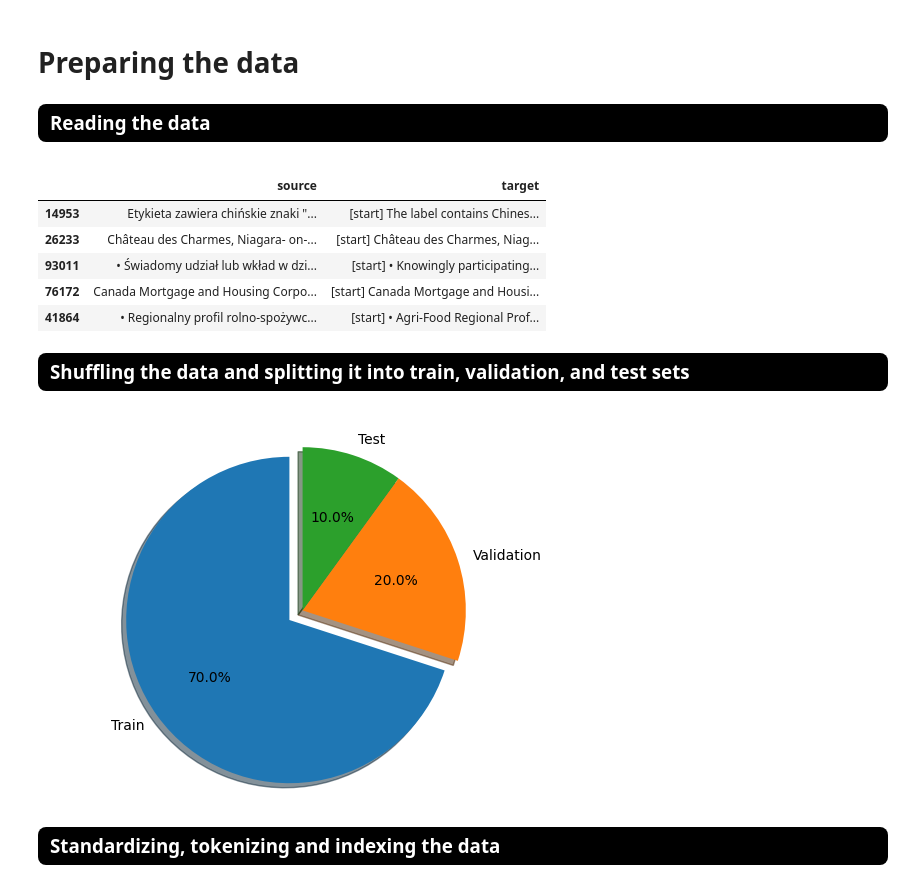
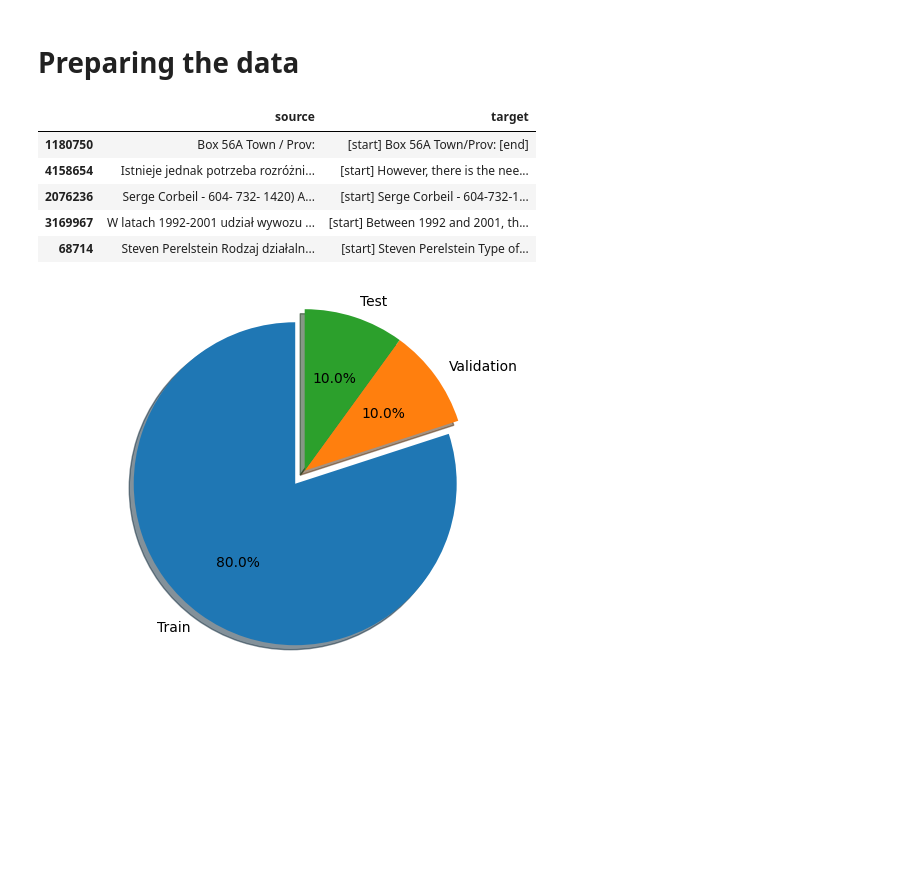
Before and after one commit to klima7/Transformer-Translation, a Jupyter notebook: model/transformer-from-scratch.ipynb, the cells around one changed output. Saved outputs shown, nothing was run; the diff lists cells and outputs as text; code cells hidden in the pictures; blank space fills up the shorter version.

```diff
--- a/model/transformer-from-scratch.ipynb
+++ b/model/transformer-from-scratch.ipynb
@@ -55,59 +27,40 @@ GPU is AVAILABLE
 # %% [markdown]
 # Preparing the data
-# %% [markdown]
-<div style="color:#000; display:fill; border-radius:8px; background-color:#000; font-size:125%;">
-    <p style="padding: 8px 12px 8px 12px; color:#fff;"><b>Reading the data</b></p>
-</div>
 # %%
-# get the file path
 file_path = '../data/en-pl.csv'
-
-# read the data
-df = pd.read_csv(file_path).truncate(after=100_000)
+df = pd.read_csv(file_path)
 df['source'] = df['pl']
-
-# let's add an initial “seed” token ([start]) and a stop token ([end]) to each target sentence.
 df['target'] = df['en'].apply(lambda x: '[start] ' + x + ' [end]')
-
 df = df.drop(['pl', 'en'], axis=1)
 
-# display a few random samples
 df.sample(5)
 # %% [output]
 |  | source | target |
-| 14953 | Etykieta zawiera chińskie znaki "... | [start] The label contains Chines... |
-| 26233 | Château des Charmes, Niagara- on-... | [start] Château des Charmes, Niag... |
-| 93011 | • Świadomy udział lub wkład w dzi... | [start] • Knowingly participating... |
-| 76172 | Canada Mortgage and Housing Corpo... | [start] Canada Mortgage and Housi... |
-| 41864 | • Regionalny profil rolno-spożywc... | [start] • Agri-Food Regional Prof... |
+| 1180750 | Box 56A Town / Prov: | [start] Box 56A Town/Prov: [end] |
+| 4158654 | Istnieje jednak potrzeba rozróżni... | [start] However, there is the nee... |
+| 2076236 | Serge Corbeil - 604- 732- 1420) A... | [start] Serge Corbeil - 604-732-1... |
+| 3169967 | W latach 1992-2001 udział wywozu ... | [start] Between 1992 and 2001, th... |
+| 68714 | Steven Perelstein Rodzaj działaln... | [start] Steven Perelstein Type of... |
-# %% [markdown]
-<div style="color:#000; display:fill; border-radius:8px; background-color:#000; font-size:125%;">
-    <p style="padding: 8px 12px 8px 12px; color:#fff;"><b>Shuffling the data and splitting it into train, validation, and test sets</b></p>
-</div>
 # %%
 # shuffle the data
-df = df.sample(frac=1).reset_index(drop=True)
+df = df.sample(frac=1, random_state=0).reset_index(drop=True)
 
-# split the data into train, validation, and test sets
-train_size = int(len(df) * 0.7)
-val_size = int(len(df) * 0.2)
+# split the data
+train_size = int(len(df) * 0.8)
+val_size = int(len(df) * 0.1)
 test_size = int(len(df) * 0.1)
 
 train_df = df[:train_size]
 val_df = df[train_size:train_size+val_size]
 test_df = df[train_size+val_size:]
 
-# display the data sets representations using a pie chart just to see the distribution of the data
+# display the data sets
 labels = 'Train', 'Validation', 'Test'
 sizes = [len(train_df), len(val_df), len(test_df)]
 explode = (0.1, 0, 0)
 fig1, ax1 = plt.subplots()
 ax1.pie(sizes, explode=explode, labels=labels, autopct='%1.1f%%', shadow=True, startangle=90)
 ax1.axis('equal')
 plt.show()
 # %% [output]
-[figure, old version]
+[figure, new version]
-# %% [markdown]
-<div style="color:#000; display:fill; border-radius:8px; background-color:#000; font-size:125%;">
-    <p style="padding: 8px 12px 8px 12px; color:#fff;"><b>Standardizing, tokenizing and indexing the data</b></p>
-</div>
```
Also changed, not shown: parts of 55 cells of this notebook.
